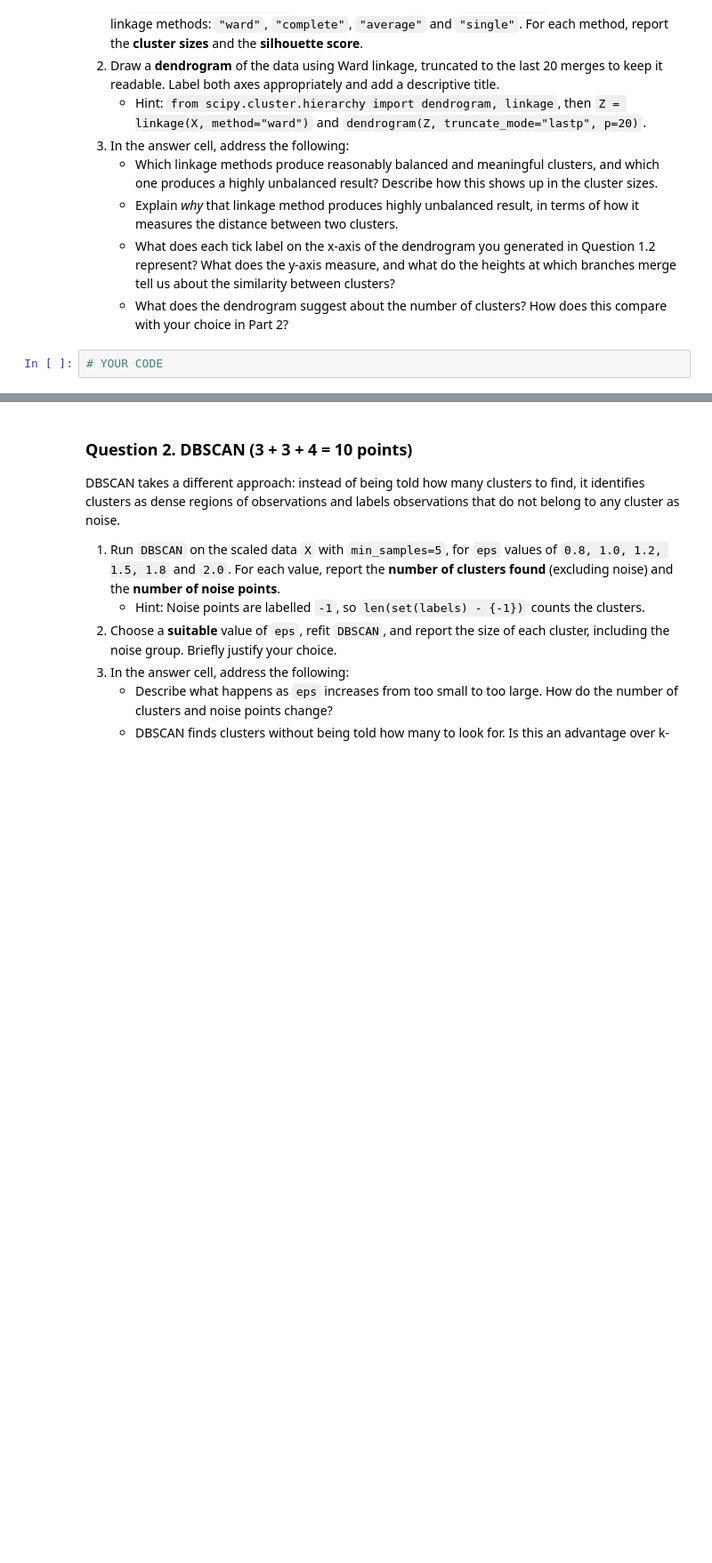
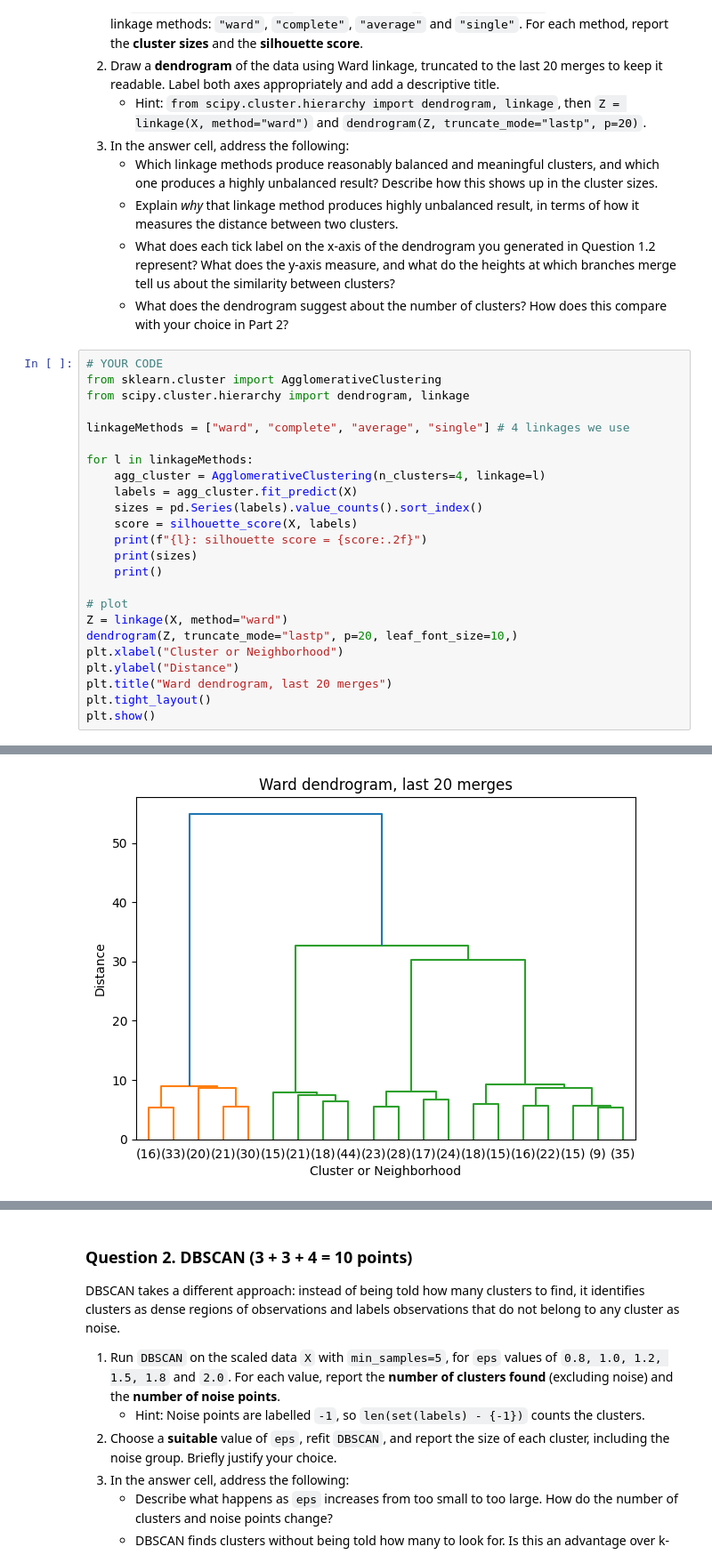
Before and after one commit to DennnnyH/ICS-235-ML-Methods, a Jupyter notebook: Assignment_4/HuangDenny_4.ipynb, the cells around one changed output, grey strips where cells are left out. Shown at 89% size. Saved outputs shown, nothing was run; the diff lists cells and outputs as text; blank space fills up the shorter version.

```diff
--- a/Assignment_4/HuangDenny_4.ipynb
+++ b/Assignment_4/HuangDenny_4.ipynb
@@ -345,3 +469,26 @@ k-means is not the only way to group the data, and it makes assumptions about th
    - What does the dendrogram suggest about the number of clusters? How does this compare with your choice in Part 2?
 # %%
 # YOUR CODE
+from sklearn.cluster import AgglomerativeClustering
+from scipy.cluster.hierarchy import dendrogram, linkage
+
+linkageMethods = ["ward", "complete", "average", "single"] # 4 linkages we use
+
+for l in linkageMethods:
+    agg_cluster = AgglomerativeClustering(n_clusters=4, linkage=l)
+    labels = agg_cluster.fit_predict(X)
+    sizes = pd.Series(labels).value_counts().sort_index()
+    score = silhouette_score(X, labels)
+    print(f"{l}: silhouette score = {score:.2f}")
+    print(sizes)
+    print()
+
+# plot
+Z = linkage(X, method="ward")
+dendrogram(Z, truncate_mode="lastp", p=20, leaf_font_size=10,)
+plt.xlabel("Cluster or Neighborhood")
+plt.ylabel("Distance")
+plt.title("Ward dendrogram, last 20 merges")
+plt.tight_layout()
+plt.show()
+# %% [output]
@@ -347,0 +512 @@ k-means is not the only way to group the data, and it makes assumptions about th
+[figure, added]
```
Also changed, not shown: parts of 12 cells of this notebook.
